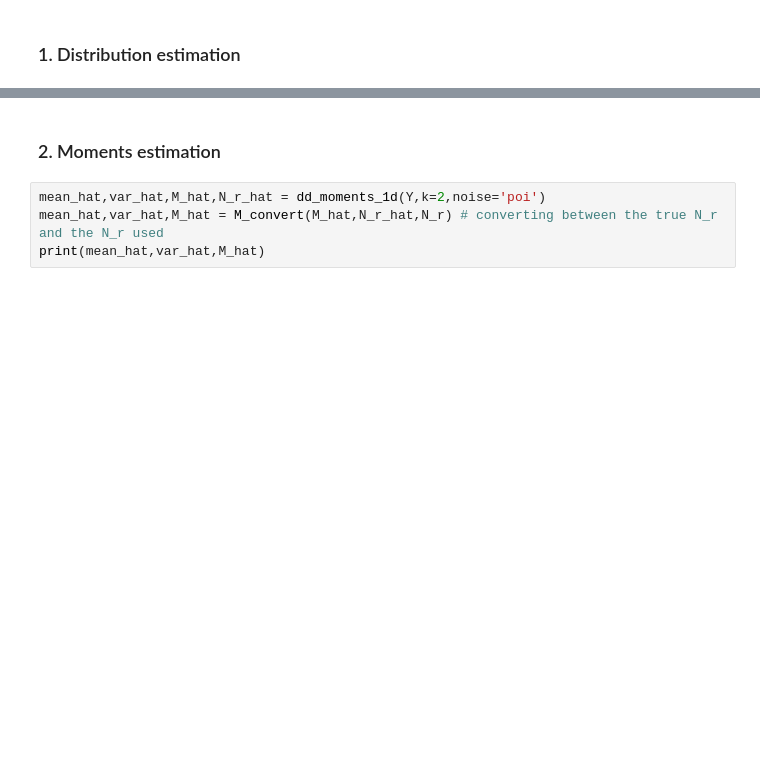
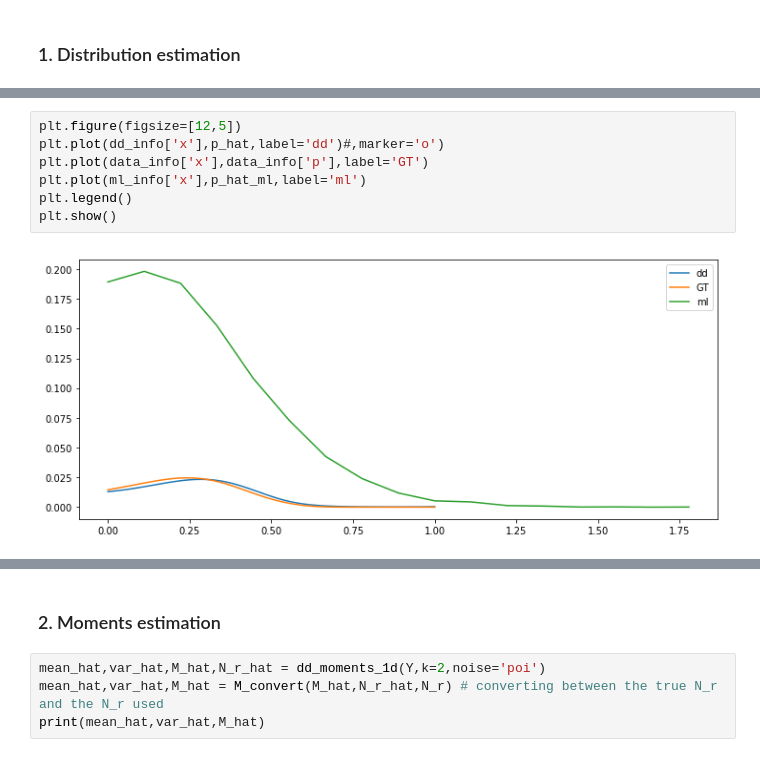
Before and after one commit to martinjzhang/single_cell_eb, a Jupyter notebook: demo2.ipynb, the cells around one changed output, grey strips where cells are left out. Cells and saved outputs as stored; diff of their text form; blank space fills up the shorter version.

```diff
--- a/demo2.ipynb
+++ b/demo2.ipynb
@@ -54,0 +59,9 @@ X,Y,data_info=data_gen_1d(p,x,N_c,N_r,noise='poi',vis=1)
+# %%
+plt.figure(figsize=[12,5])
+plt.plot(dd_info['x'],p_hat,label='dd')#,marker='o')
+plt.plot(data_info['x'],data_info['p'],label='GT')
+plt.plot(ml_info['x'],p_hat_ml,label='ml')
+plt.legend()
+plt.show()
+# %% [output]
+[figure, added]
```
Also changed, not shown: parts of 4 cells of this notebook.
